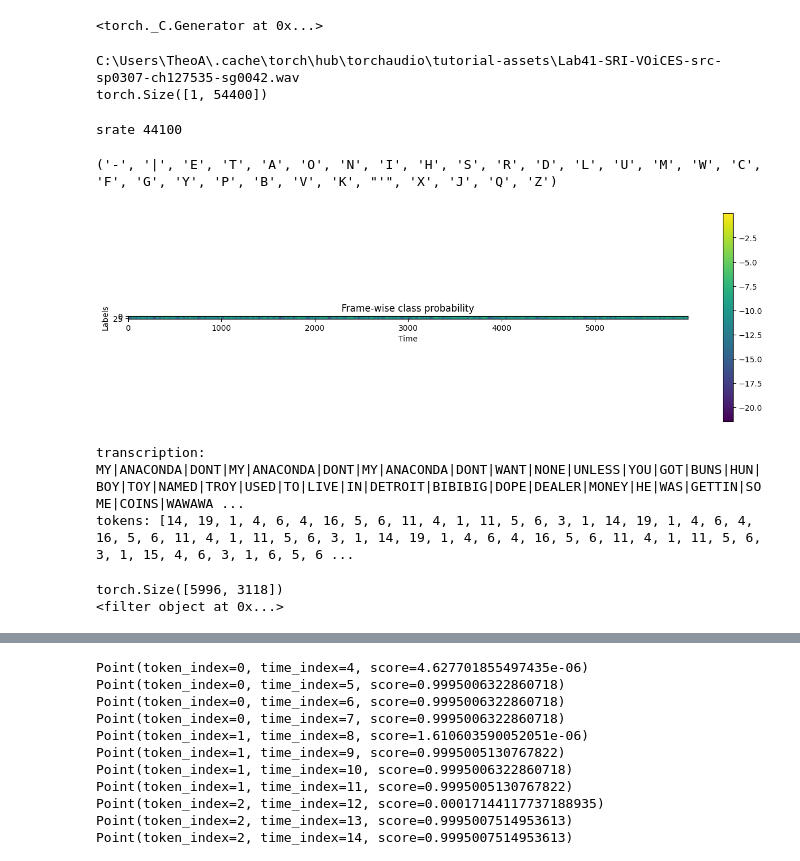
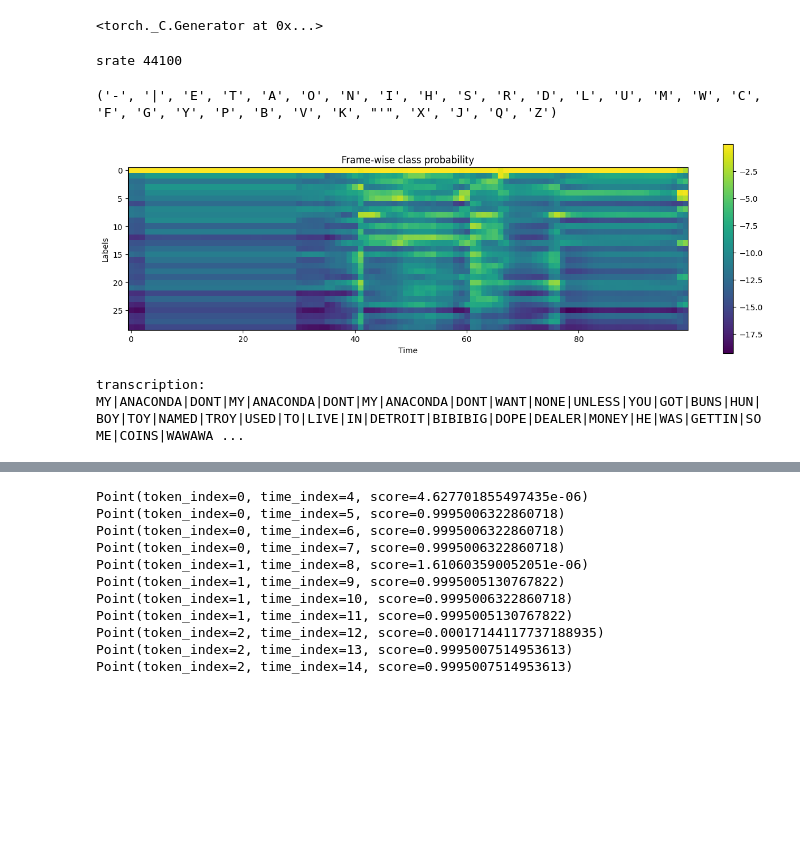
Before and after one commit to iahuang/lync, a Jupyter notebook: test_wav2vec2_align.ipynb, the cells around one changed output, grey strips where cells are left out. Cells and saved outputs as stored; diff of their text form; code cells hidden in the pictures; blank space fills up the shorter version.

```diff
--- a/test_wav2vec2_align.ipynb
+++ b/test_wav2vec2_align.ipynb
@@ -31,10 +27,3 @@ SPEECH_FILE = torchaudio.utils.download_asset("tutorial-assets/Lab41-SRI-VOiCES-
-# %%
-print(SPEECH_FILE)
-waveform, _ = torchaudio.load(SPEECH_FILE)
-print(waveform.shape)
-# %% [output]
-C:\Users\TheoA\.cache\torch\hub\torchaudio\tutorial-assets\Lab41-SRI-VOiCES-src-sp0307-ch127535-sg0042.wav
-torch.Size([1, 54400])
 # %%
 bundle = torchaudio.pipelines.WAV2VEC2_ASR_BASE_960H
 model = bundle.get_model().to(device)
@@ -45,7 +34,7 @@ waveform, srate = torchaudio.load("./cli-test/Nicki Minaj - Anaconda/vocals.wav"
 print("srate", srate)
 w_len = waveform.shape[1]
 chunk_len = int(math.ceil(w_len/CHUNKS))
-waveforms = [waveform[0, i:min(w_len,i+chunk_len)].unsqueeze(0) for i in range(CHUNKS)]
+waveforms = [waveform[0, (i*chunk_len):min(w_len,(i*chunk_len)+chunk_len)].unsqueeze(0) for i in range(CHUNKS)]
 # %% [output]
 srate 44100
 # %%
@@ -57,16 +46,16 @@ with torch.inference_mode():
 # %%
 emissions = torch.cat(emissions_list, 0)
 print(labels)
 emission = emissions[0, :].cpu().detach()
-plt.imshow(emission.T)
+plt.imshow(emission.T[:, :100])
 plt.colorbar()
 plt.title("Frame-wise class probability")
 plt.xlabel("Time")
 plt.ylabel("Labels")
 plt.show()
 # %% [output]
 ('-', '|', 'E', 'T', 'A', 'O', 'N', 'I', 'H', 'S', 'R', 'D', 'L', 'U', 'M', 'W', 'C', 'F', 'G', 'Y', 'P', 'B', 'V', 'K', "'", 'X', 'J', 'Q', 'Z')
-[figure, old version]
+[figure, new version]
 # %%
 LYRICS_PATH = "./cli-test/Nicki Minaj - Anaconda.txt"
 
@@ -76,17 +65,17 @@ transcript_lines = transcript.split("\n")
 transcript_cleaned = transcript.strip().replace("\n", " ").upper()
 transcript_cleaned = ''.join(filter(lambda chr: chr.isalpha() or chr == " ", transcript_cleaned)).replace(" ", "|")
 
+transcript_cleaned+="|"
 # testing on the first 3 seconds
 #transcript_cleaned = "MY|ANACONDA|DONT|MY|ANACONDA|DONT"
 print("transcription:", transcript_cleaned)
 
 
 
-
 dictionary = {c: i for i, c in enumerate(labels)}
 
 tokens = [dictionary[c] for c in transcript_cleaned]
-print("tokens:", tokens)
+#print("tokens:", tokens)
 #print(list(zip(transcript_cleaned, tokens)))
 
 
@@ -116,13 +105,6 @@ def get_trellis(emission, tokens, blank_id=0):
 trellis = get_trellis(emission, tokens)
 # %% [output]
 transcription: MY|ANACONDA|DONT|MY|ANACONDA|DONT|MY|ANACONDA|DONT|WANT|NONE|UNLESS|YOU|GOT|BUNS|HUN|BOY|TOY|NAMED|TROY|USED|TO|LIVE|IN|DETROIT|BIBIBIG|DOPE|DEALER|MONEY|HE|WAS|GETTIN|SOME|COINS|WAWAWA ...
-tokens: [14, 19, 1, 4, 6, 4, 16, 5, 6, 11, 4, 1, 11, 5, 6, 3, 1, 14, 19, 1, 4, 6, 4, 16, 5, 6, 11, 4, 1, 11, 5, 6, 3, 1, 14, 19, 1, 4, 6, 4, 16, 5, 6, 11, 4, 1, 11, 5, 6, 3, 1, 15, 4, 6, 3, 1, 6, 5, 6 ...
-# %%
-print(trellis.shape)
-print(filter(lambda x: x!=-float('inf') and x != float('inf'), trellis))
-# %% [output]
-torch.Size([5996, 3118])
-<filter object at 0x...>
 # %%
 plt.imshow(trellis[1:, 1:].T, origin="lower")
 plt.annotate("- Inf", (trellis.size(1) / 5, trellis.size(1) / 1.5))
```
Also changed, not shown: parts of 8 cells of this notebook, 7 other files.
